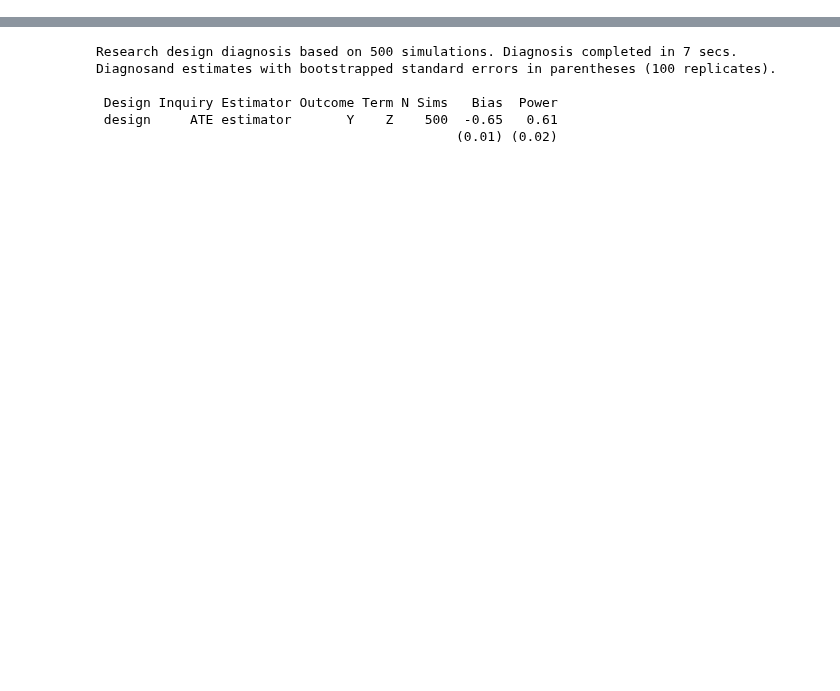
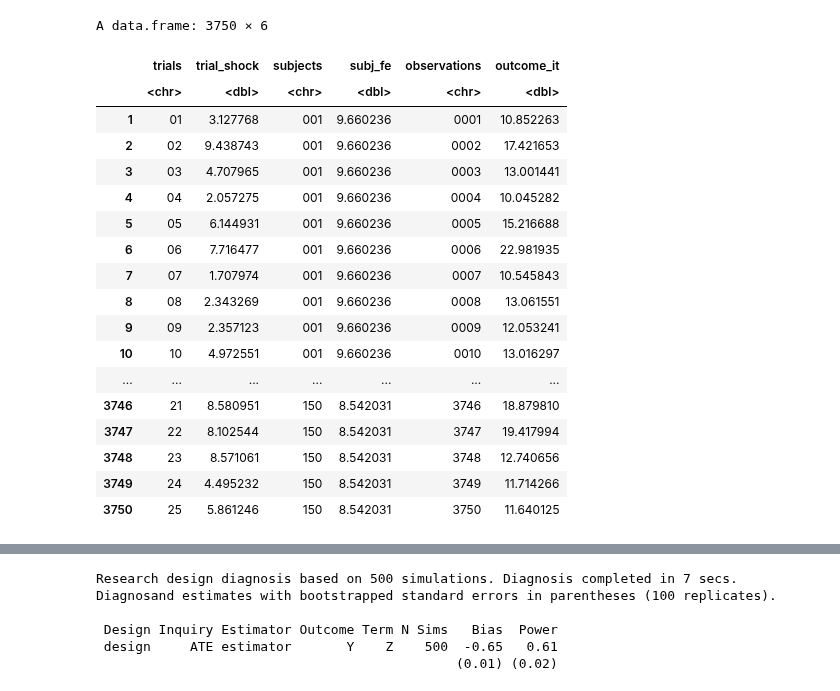
Before and after one commit to ummd/ummd.github.io, a Jupyter notebook: Teaching/RSM3053/Lecture3.ipynb, the cells around one changed output, grey strips where cells are left out. Cells and saved outputs as stored; diff of their text form; code cells hidden in the pictures; blank space fills up the shorter version.

```diff
--- a/Teaching/RSM3053/Lecture3.ipynb
+++ b/Teaching/RSM3053/Lecture3.ipynb
@@ -45,12 +47,33 @@ A data.frame: 6 × 9
 # %%
 panel <- fabricate(
   subjects = add_level(N = 150, subj_fe = runif(N, 1, 10)),
   trials = add_level(N = 25, trial_shock = runif(N, 1, 10), nest = FALSE),
   observations = cross_levels(
     by = join_using(trials,subjects),
     outcome_it = subj_fe + trial_shock + rnorm(N, 0, 2)
   )
 )
+panel
+# %% [output]
+A data.frame: 3750 × 6
+|  | trials | trial_shock | subjects | subj_fe | observations | outcome_it |
+|  | <chr> | <dbl> | <chr> | <dbl> | <chr> | <dbl> |
+| 1 | 01 | 3.127768 | 001 | 9.660236 | 0001 | 10.852263 |
+| 2 | 02 | 9.438743 | 001 | 9.660236 | 0002 | 17.421653 |
+| 3 | 03 | 4.707965 | 001 | 9.660236 | 0003 | 13.001441 |
+| 4 | 04 | 2.057275 | 001 | 9.660236 | 0004 | 10.045282 |
+| 5 | 05 | 6.144931 | 001 | 9.660236 | 0005 | 15.216688 |
+| 6 | 06 | 7.716477 | 001 | 9.660236 | 0006 | 22.981935 |
+| 7 | 07 | 1.707974 | 001 | 9.660236 | 0007 | 10.545843 |
+| 8 | 08 | 2.343269 | 001 | 9.660236 | 0008 | 13.061551 |
+| 9 | 09 | 2.357123 | 001 | 9.660236 | 0009 | 12.053241 |
+| 10 | 10 | 4.972551 | 001 | 9.660236 | 0010 | 13.016297 |
+| ... | ... | ... | ... | ... | ... | ... |
+| 3746 | 21 | 8.580951 | 150 | 8.542031 | 3746 | 18.879810 |
+| 3747 | 22 | 8.102544 | 150 | 8.542031 | 3747 | 19.417994 |
+| 3748 | 23 | 8.571061 | 150 | 8.542031 | 3748 | 12.740656 |
+| 3749 | 24 | 4.495232 | 150 | 8.542031 | 3749 | 11.714266 |
+| 3750 | 25 | 5.861246 | 150 | 8.542031 | 3750 | 11.640125 |
 # %%
 panel <- fabricate(
   subjects = add_level(N = 150, subj_fe = runif(N, 1, 10)),
```
Also changed, not shown: parts of 11 cells of this notebook.
